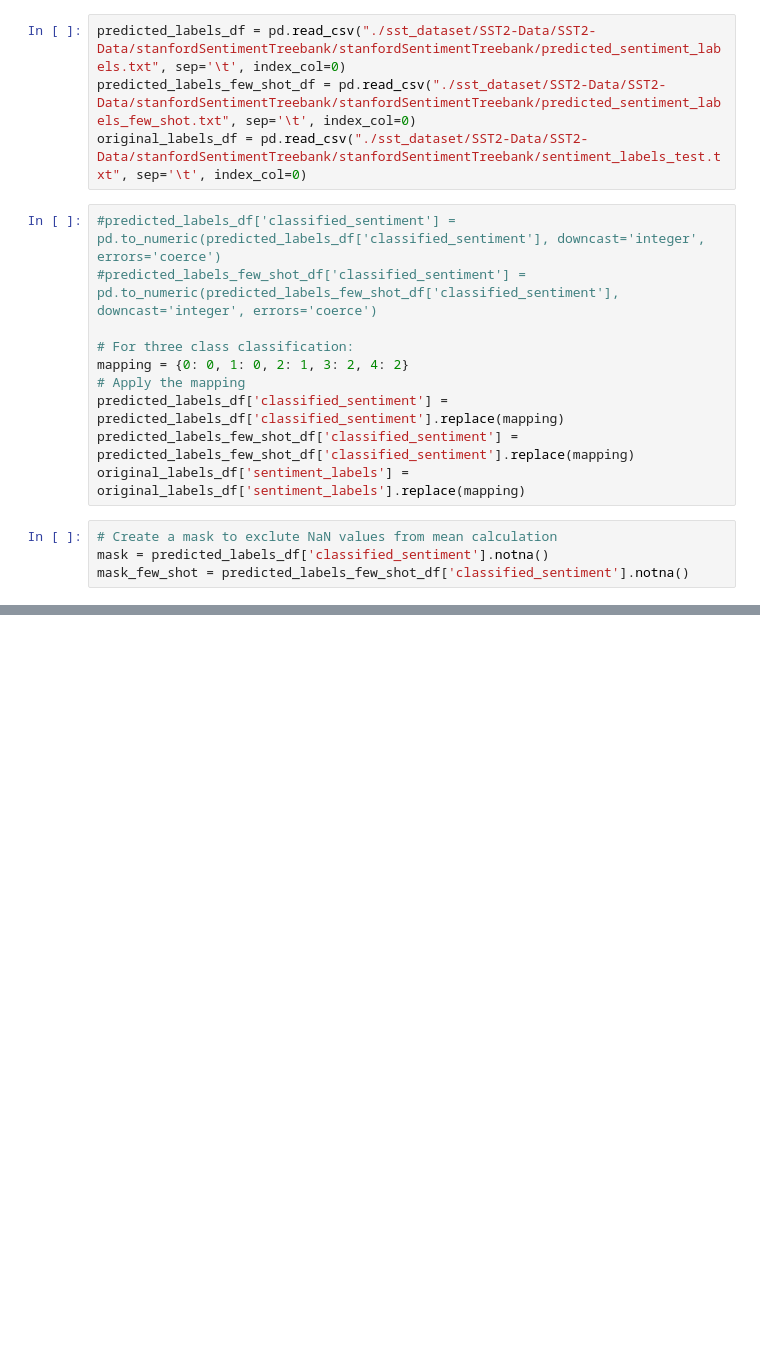
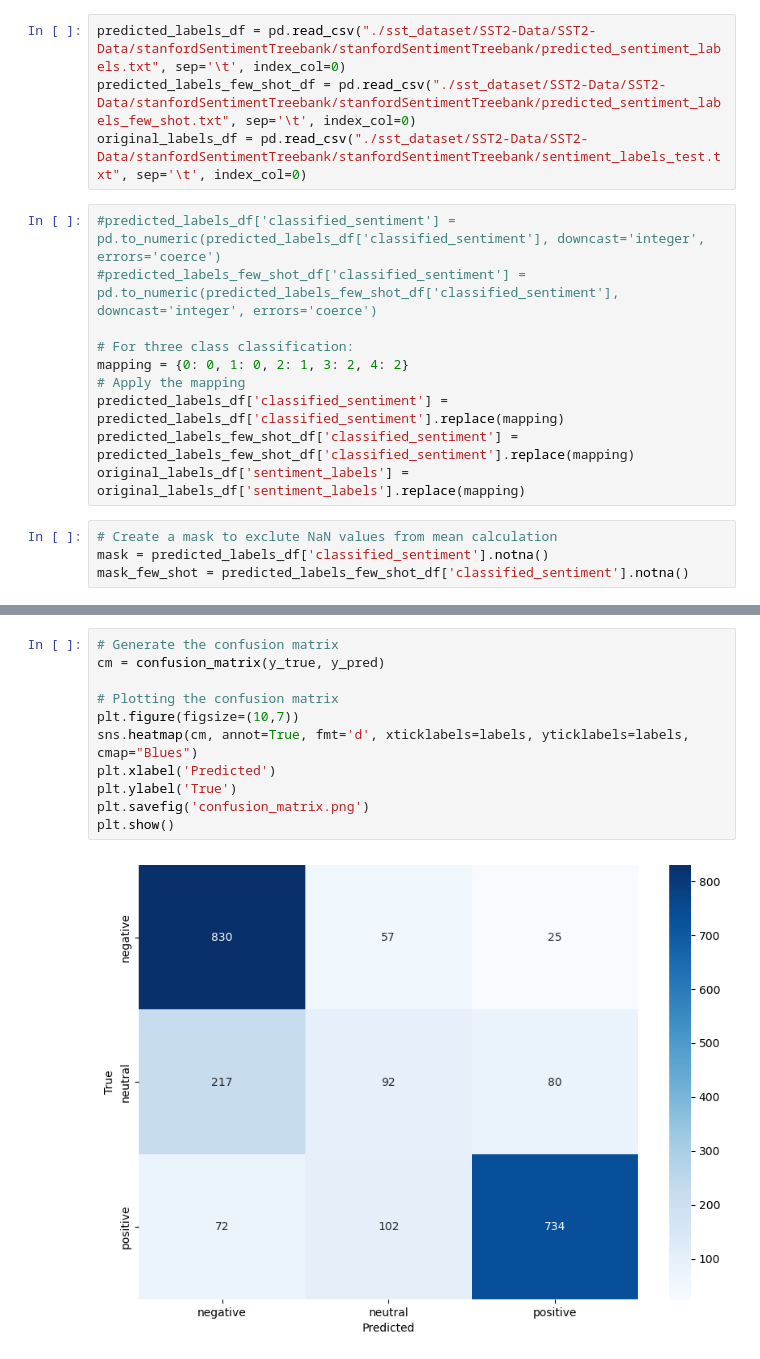
Before and after one commit to phihungandre/DAMI-II, a Jupyter notebook: open-ai_evaluation.ipynb, the cells around one changed output, grey strips where cells are left out. Saved outputs shown, nothing was run; the diff lists cells and outputs as text; blank space fills up the shorter version.

```diff
--- a/open-ai_evaluation.ipynb
+++ b/open-ai_evaluation.ipynb
@@ -110,3 +121,16 @@ Few-shot Classification Report:
     accuracy                           0.76      2195
    macro avg       0.66      0.66      0.65      2195
 weighted avg       0.73      0.76      0.74      2195
+# %%
+# Generate the confusion matrix
+cm = confusion_matrix(y_true, y_pred)
+
+# Plotting the confusion matrix
+plt.figure(figsize=(10,7))
+sns.heatmap(cm, annot=True, fmt='d', xticklabels=labels, yticklabels=labels, cmap="Blues")
+plt.xlabel('Predicted')
+plt.ylabel('True')
+plt.savefig('confusion_matrix.png')
+plt.show()
+# %% [output]
+[figure, added]
```
Also changed, not shown: parts of 5 cells of this notebook, 8 other files.
